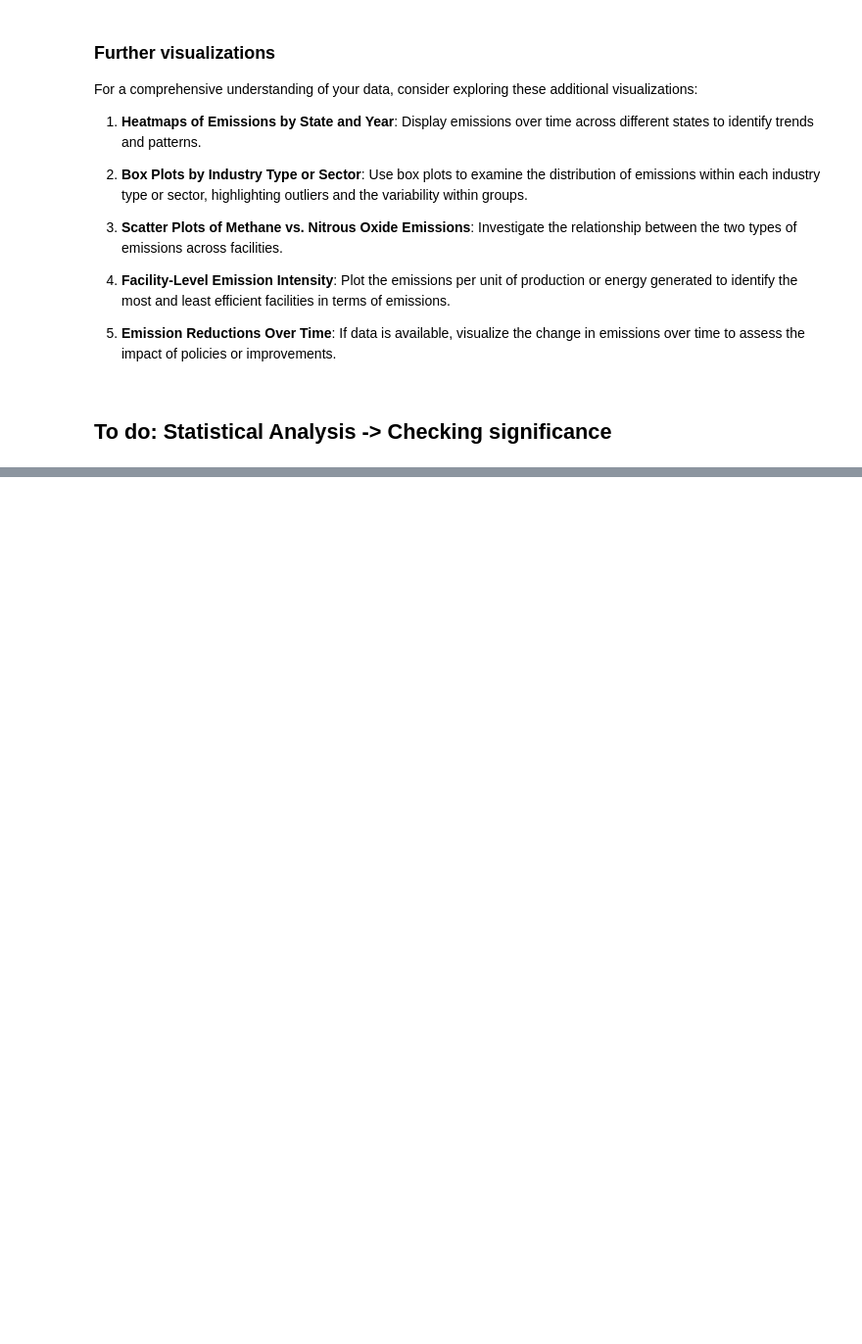
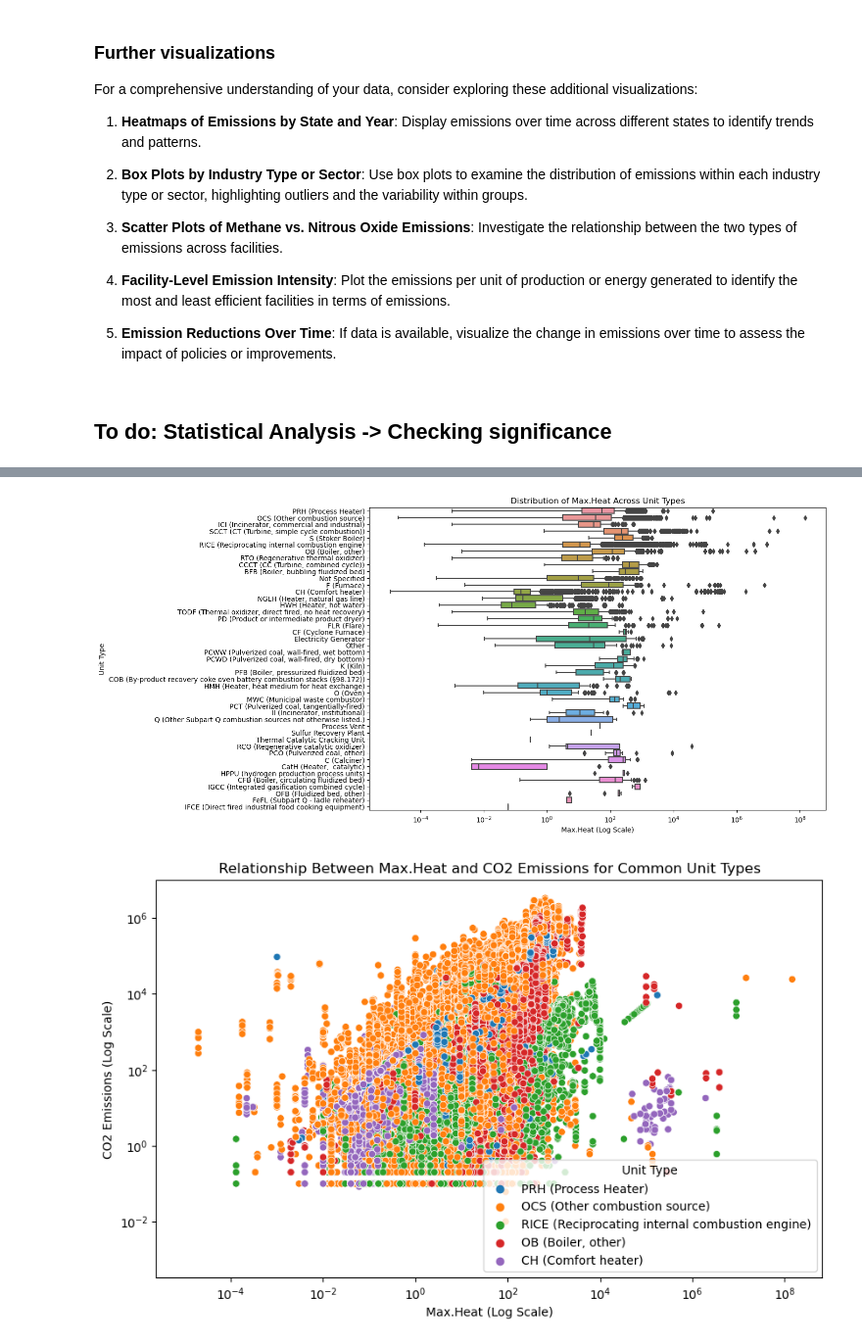
Before and after one commit to JewelsHovan/Datathon-Analytical-Avengers, a Jupyter notebook: EDA.ipynb, the cells around one changed output, grey strips where cells are left out. Shown at 98% size. Drawn from its saved outputs; the diff is of its cells as text; code cells hidden in the pictures; blank space fills up the shorter version.

Commit message:
Load Unit.csv; summary statistics; add placeholders; Plot relationnship between unit types, heat capacities and emissions

```diff
--- a/EDA.ipynb
+++ b/EDA.ipynb
@@ -358,0 +416,16 @@ For a comprehensive understanding of your data, consider exploring these additio
+# %%
+# Handling missing values
+
+# Checking the percentage of missing values in each column
+missing_values_percentage = unit_df.isnull().mean() * 100
+
+# For 'Sector', we can consider filling missing values with a placeholder like 'Unknown'
+unit_df['Sector'].fillna('Unknown', inplace=True)
+
+# For 'Unit.Type', considering the nature of the data, we might also use a placeholder like 'Not Specified'
+unit_df['Unit.Type'].fillna('Not Specified', inplace=True)
+
+# Rechecking missing values to confirm
+missing_values_percentage_updated = unit_df.isnull().mean() * 100
+
+missing_values_percentage, missing_values_percentage_updated
@@ -358,0 +450,27 @@ For a comprehensive understanding of your data, consider exploring these additio
+# %%
+# Due to the wide range of Max.Heat, we'll use a logarithmic scale for clarity
+plt.figure(figsize=(12, 8))
+sns.boxplot(x='Max.Heat', y='Unit.Type', data=unit_df[unit_df['Max.Heat'] > 0], orient='h')
+plt.xscale('log')
+plt.title('Distribution of Max.Heat Across Unit Types')
+plt.xlabel('Max.Heat (Log Scale)')
+plt.ylabel('Unit Type')
+plt.show()
+
+# Next, we'll explore the relationship between Max.Heat and CO2 emissions for a subset of unit types
+# Selecting a few common unit types for clarity in visualization
+common_unit_types = unit_df['Unit.Type'].value_counts().index[:5]  # Top 5 unit types
+subset_df = unit_df[unit_df['Unit.Type'].isin(common_unit_types)]
+
+plt.figure(figsize=(10, 6))
+sns.scatterplot(data=subset_df, x='Max.Heat', y='CO2.emissions.non.biogenic.', hue='Unit.Type')
+plt.xscale('log')
+plt.yscale('log')
+plt.title('Relationship Between Max.Heat and CO2 Emissions for Common Unit Types')
+plt.xlabel('Max.Heat (Log Scale)')
+plt.ylabel('CO2 Emissions (Log Scale)')
+plt.legend(title='Unit Type')
+plt.show()
+# %% [output]
+[figure, added]
+[figure, added]
```
Also changed, not shown: parts of 5 cells of this notebook.
